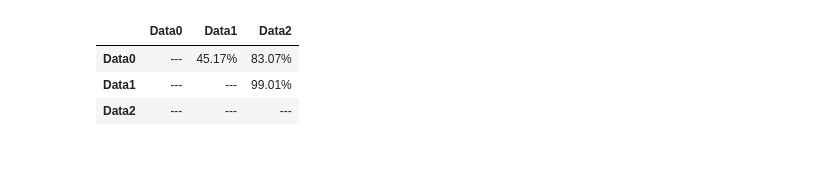
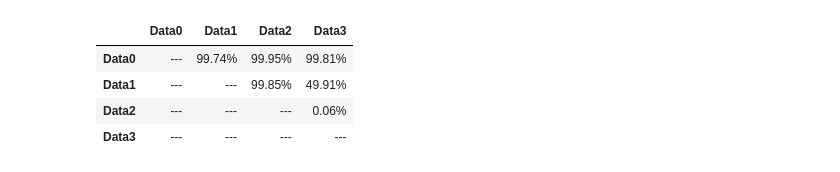
Before and after one commit to TLdgh/Bayesian_Binomial, a Jupyter notebook: BayesBetaCompare.ipynb, the cells around one changed output. Drawn from its saved outputs; the diff is of its cells as text; code cells hidden in the pictures.

```diff
--- a/BayesBetaCompare.ipynb
+++ b/BayesBetaCompare.ipynb
@@ -6,12 +6,13 @@ import pandas as pd
 import plotly.express as px
 from BayesBetaCompare import CompareReview
 # %%
-data=[[4.2/5, 10] ,[3/5, 18], [4.0/5, 14]]
-res=CompareReview(data, lev=0.9, nExperiments=100000)
+data=[[4.3/5, 5321] ,[4.4/5, 4109], [4.5/5, 5262], [4.4/5, 4874]]
+res=CompareReview(data, lev=0.5, nExperiments=100000)
 res.ContingencyT
 # %% [output]
-|  | Data0 | Data1 | Data2 |
-| Data0 | --- | 45.17% | 83.07% |
-| Data1 | --- | --- | 99.01% |
-| Data2 | --- | --- | --- |
+|  | Data0 | Data1 | Data2 | Data3 |
+| Data0 | --- | 99.74% | 99.95% | 99.81% |
+| Data1 | --- | --- | 99.85% | 49.91% |
+| Data2 | --- | --- | --- | 0.06% |
+| Data3 | --- | --- | --- | --- |
 # %%
```
Also changed, not shown: parts of 1 cell of this notebook.
